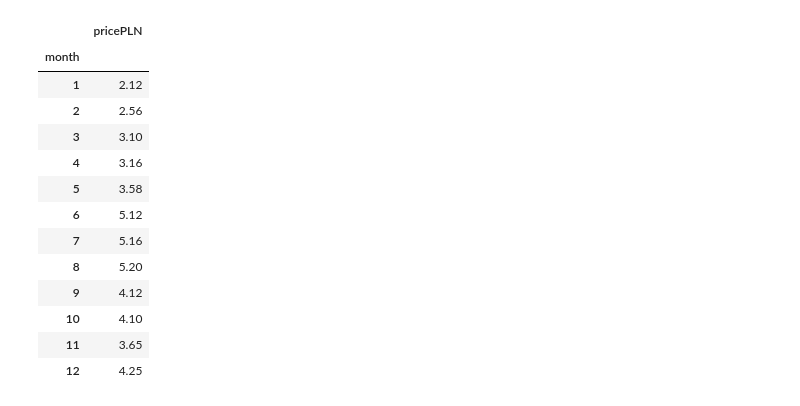
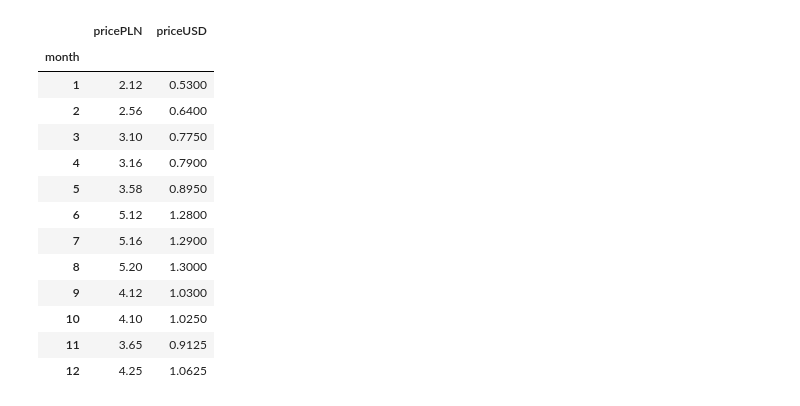
Before and after one commit to Cram-In/kodilla_bootcamp, a Jupyter notebook: Modul_15/zadanie_wiecej_wykresow.ipynb, the cells around one changed output. Drawn from its saved outputs; the diff is of its cells as text; code cells hidden in the pictures.

```diff
--- a/Modul_15/zadanie_wiecej_wykresow.ipynb
+++ b/Modul_15/zadanie_wiecej_wykresow.ipynb
@@ -21,19 +21,24 @@ prices = [
 # %%
 df = pd.DataFrame(prices, columns=["month", "pricePLN"])
 df = df.set_index("month")
+usd=[]
+for i in prices:
+    exchange = i[1]/4
+    usd.append(exchange)
+df["priceUSD"] = usd
 df
 # %% [output]
-|  | pricePLN |
-| month |  |
-| 1 | 2.12 |
-| 2 | 2.56 |
-| 3 | 3.10 |
-| 4 | 3.16 |
-| 5 | 3.58 |
-| 6 | 5.12 |
-| 7 | 5.16 |
-| 8 | 5.20 |
-| 9 | 4.12 |
-| 10 | 4.10 |
-| 11 | 3.65 |
-| 12 | 4.25 |
+|  | pricePLN | priceUSD |
+| month |  |  |
+| 1 | 2.12 | 0.5300 |
+| 2 | 2.56 | 0.6400 |
+| 3 | 3.10 | 0.7750 |
+| 4 | 3.16 | 0.7900 |
+| 5 | 3.58 | 0.8950 |
+| 6 | 5.12 | 1.2800 |
+| 7 | 5.16 | 1.2900 |
+| 8 | 5.20 | 1.3000 |
+| 9 | 4.12 | 1.0300 |
+| 10 | 4.10 | 1.0250 |
+| 11 | 3.65 | 0.9125 |
+| 12 | 4.25 | 1.0625 |
```
Also changed, not shown: parts of 1 cell of this notebook, 1 other file.
